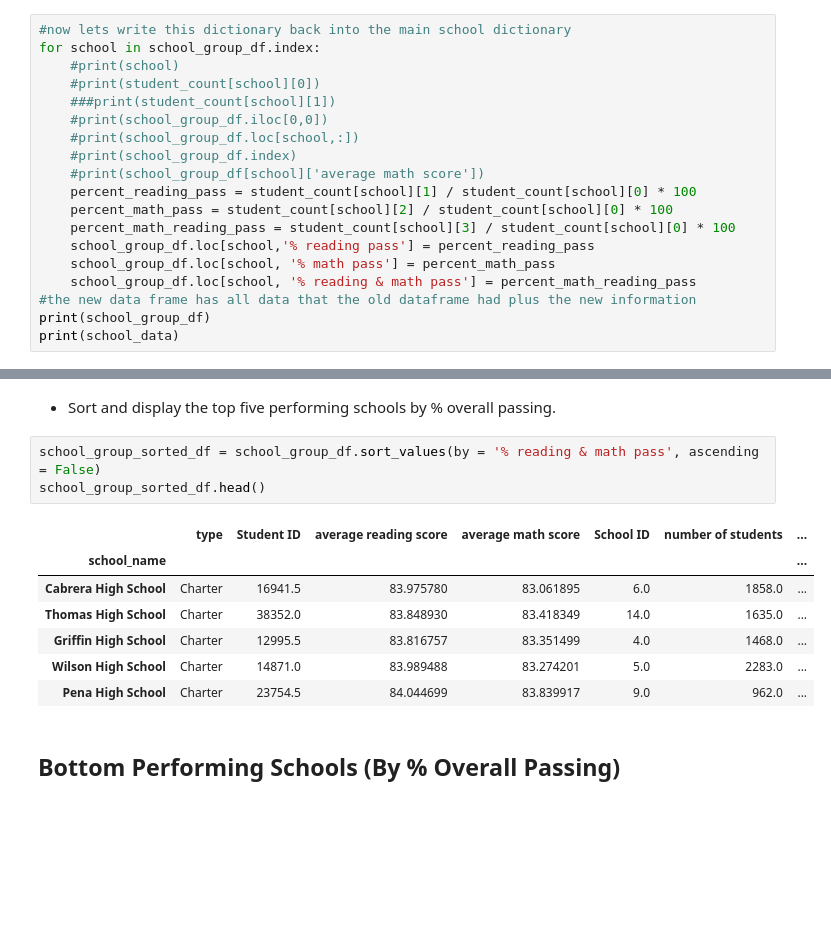
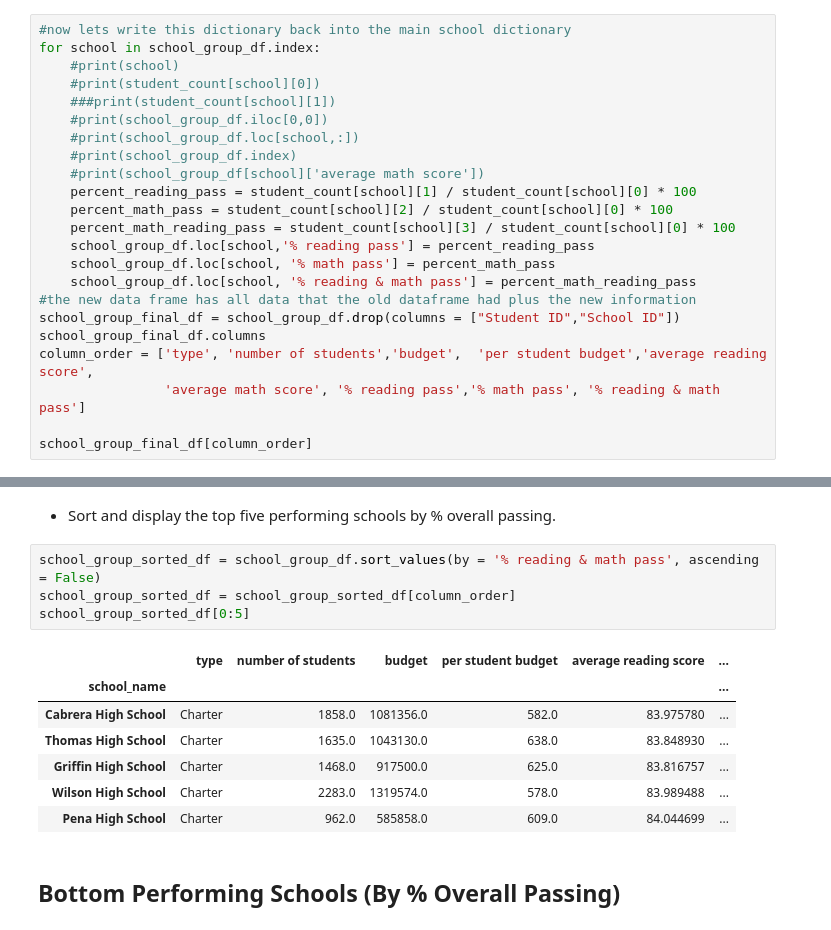
Before and after one commit to theaddies/pandas-challenge, a Jupyter notebook: PyCitySchools/PyCitySchools.ipynb, the cells around one changed output, grey strips where cells are left out. Cells and saved outputs as stored; diff of their text form; blank space fills up the shorter version.

```diff
--- a/PyCitySchools/PyCitySchools.ipynb
+++ b/PyCitySchools/PyCitySchools.ipynb
@@ -272,6 +273,10 @@ for school in school_group_df.index:
     school_group_df.loc[school, '% math pass'] = percent_math_pass
     school_group_df.loc[school, '% reading & math pass'] = percent_math_reading_pass
 #the new data frame has all data that the old dataframe had plus the new information
-print(school_group_df)
-print(school_data)
+school_group_final_df = school_group_df.drop(columns = ["Student ID","School ID"])
+school_group_final_df.columns
+column_order = ['type', 'number of students','budget',  'per student budget','average reading score',
+                'average math score', '% reading pass','% math pass', '% reading & math pass']
+
+school_group_final_df[column_order]
 # %% [output]
@@ -298,15 +303,16 @@ Pena High School        Charter     23754.5              84.044699
 * Sort and display the top five performing schools by % overall passing.
 # %%
 school_group_sorted_df = school_group_df.sort_values(by = '% reading & math pass', ascending = False)
-school_group_sorted_df.head()
+school_group_sorted_df = school_group_sorted_df[column_order]
+school_group_sorted_df[0:5]
 # %% [output]
-|  | type | Student ID | average reading score | average math score | School ID | number of students | ... |
-| school_name |  |  |  |  |  |  | ... |
-| Cabrera High School | Charter | 16941.5 | 83.975780 | 83.061895 | 6.0 | 1858.0 | ... |
-| Thomas High School | Charter | 38352.0 | 83.848930 | 83.418349 | 14.0 | 1635.0 | ... |
-| Griffin High School | Charter | 12995.5 | 83.816757 | 83.351499 | 4.0 | 1468.0 | ... |
-| Wilson High School | Charter | 14871.0 | 83.989488 | 83.274201 | 5.0 | 2283.0 | ... |
-| Pena High School | Charter | 23754.5 | 84.044699 | 83.839917 | 9.0 | 962.0 | ... |
+|  | type | number of students | budget | per student budget | average reading score | ... |
+| school_name |  |  |  |  |  | ... |
+| Cabrera High School | Charter | 1858.0 | 1081356.0 | 582.0 | 83.975780 | ... |
+| Thomas High School | Charter | 1635.0 | 1043130.0 | 638.0 | 83.848930 | ... |
+| Griffin High School | Charter | 1468.0 | 917500.0 | 625.0 | 83.816757 | ... |
+| Wilson High School | Charter | 2283.0 | 1319574.0 | 578.0 | 83.989488 | ... |
+| Pena High School | Charter | 962.0 | 585858.0 | 609.0 | 84.044699 | ... |
 # %% [markdown]
 ## Bottom Performing Schools (By % Overall Passing)
 # %% [markdown]
```
Also changed, not shown: parts of 8 cells of this notebook.
